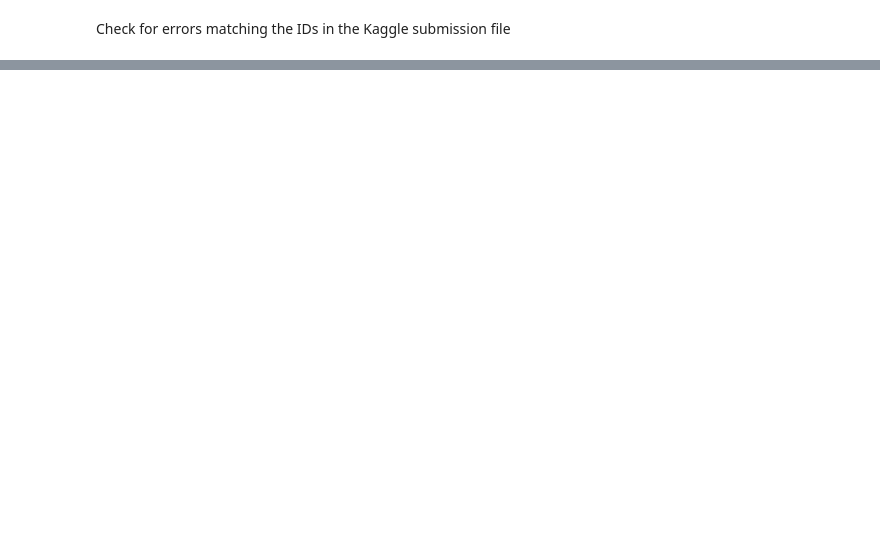
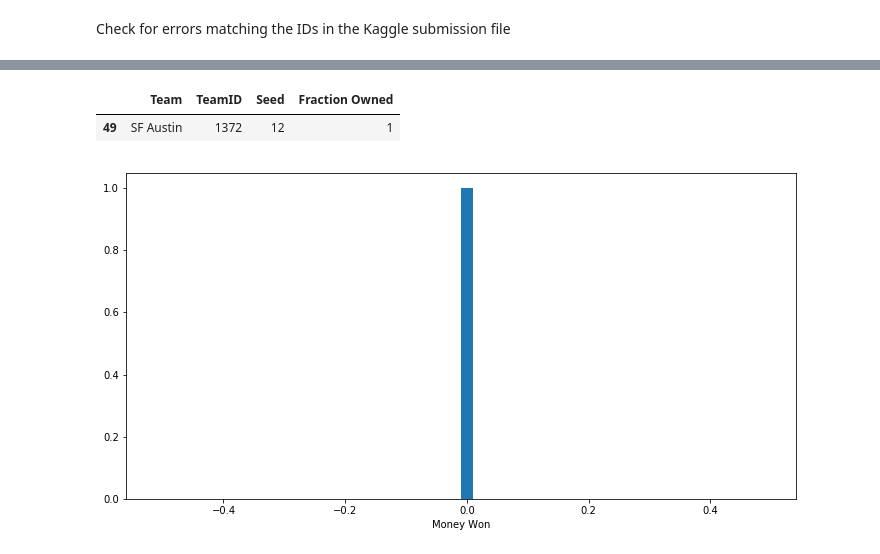
Before and after one commit to dtamayo/NCAAbasketball, a Jupyter notebook: namestoids.ipynb, the cells around one changed output, grey strips where cells are left out. Cells and saved outputs as stored; diff of their text form; code cells hidden in the pictures; blank space fills up the shorter version.

```diff
--- a/namestoids.ipynb
+++ b/namestoids.ipynb
@@ -158 +224,14 @@ np.save('data/2015field.npy', field.array)
+# %%
+calcutta.syndicates['Duke'].teams
+# %% [output]
+|  | Team | TeamID | Seed | Fraction Owned |
+| 49 | SF Austin | 1372 | 12 | 1 |
+# %%
+import matplotlib.pyplot as plt
+simtourneys = np.load('2015/simtourneys.npy')
+test = Syndicate('2015/bracket.pkl')
+#test.add('Villanova', paid=55.)
+test.plot(simtourneys, pool=944.)
+# %% [output]
+[figure, added]
 # %%
```
Also changed, not shown: parts of 30 cells of this notebook, 12 other files.
